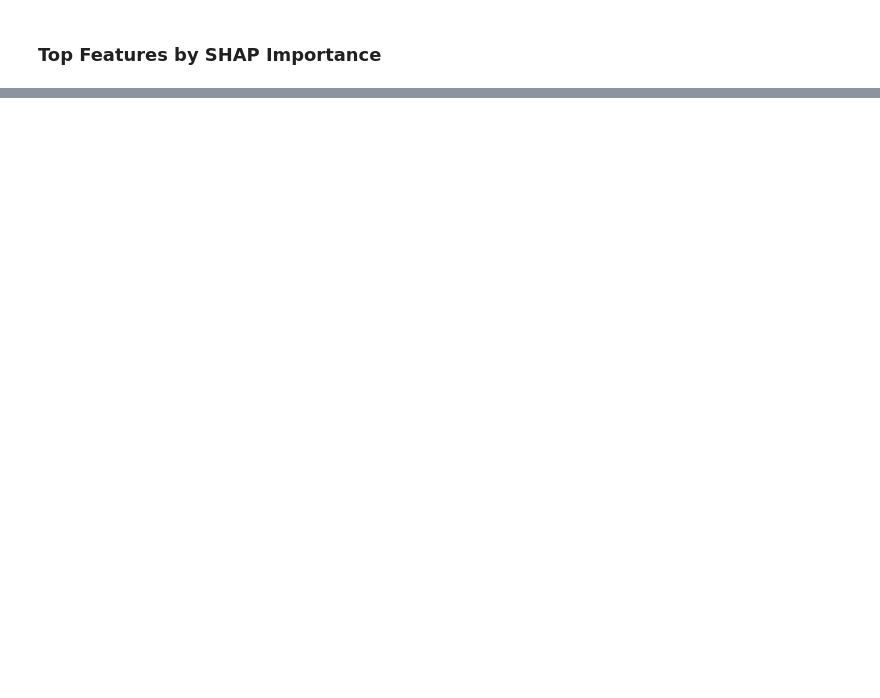
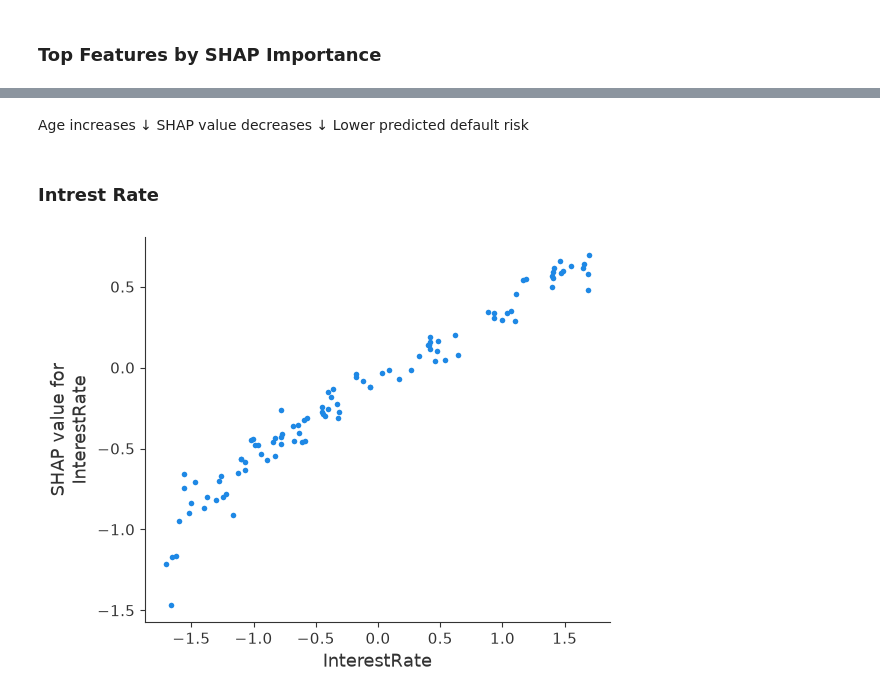
Before and after one commit to ashiishhh9/Credit-Risk-Assessment-System, a Jupyter notebook: notebooks/05_Model_Explainability.ipynb, the cells around one changed output, grey strips where cells are left out. Drawn from its saved outputs; the diff is of its cells as text; code cells hidden in the pictures; blank space fills up the shorter version.

```diff
--- a/notebooks/05_Model_Explainability.ipynb
+++ b/notebooks/05_Model_Explainability.ipynb
@@ -267,0 +305,17 @@ plt.show()
+# %% [markdown]
+Age increases
+      ↓
+SHAP value decreases
+      ↓
+Lower predicted default risk
+# %% [markdown]
+### Intrest Rate
+# %%
+shap.dependence_plot(
+    "InterestRate",
+    shap_values,
+    shap_sample,
+    interaction_index=None
+)
+# %% [output]
+[figure, added]
```
Also changed, not shown: parts of 35 cells of this notebook, 3 other files.
